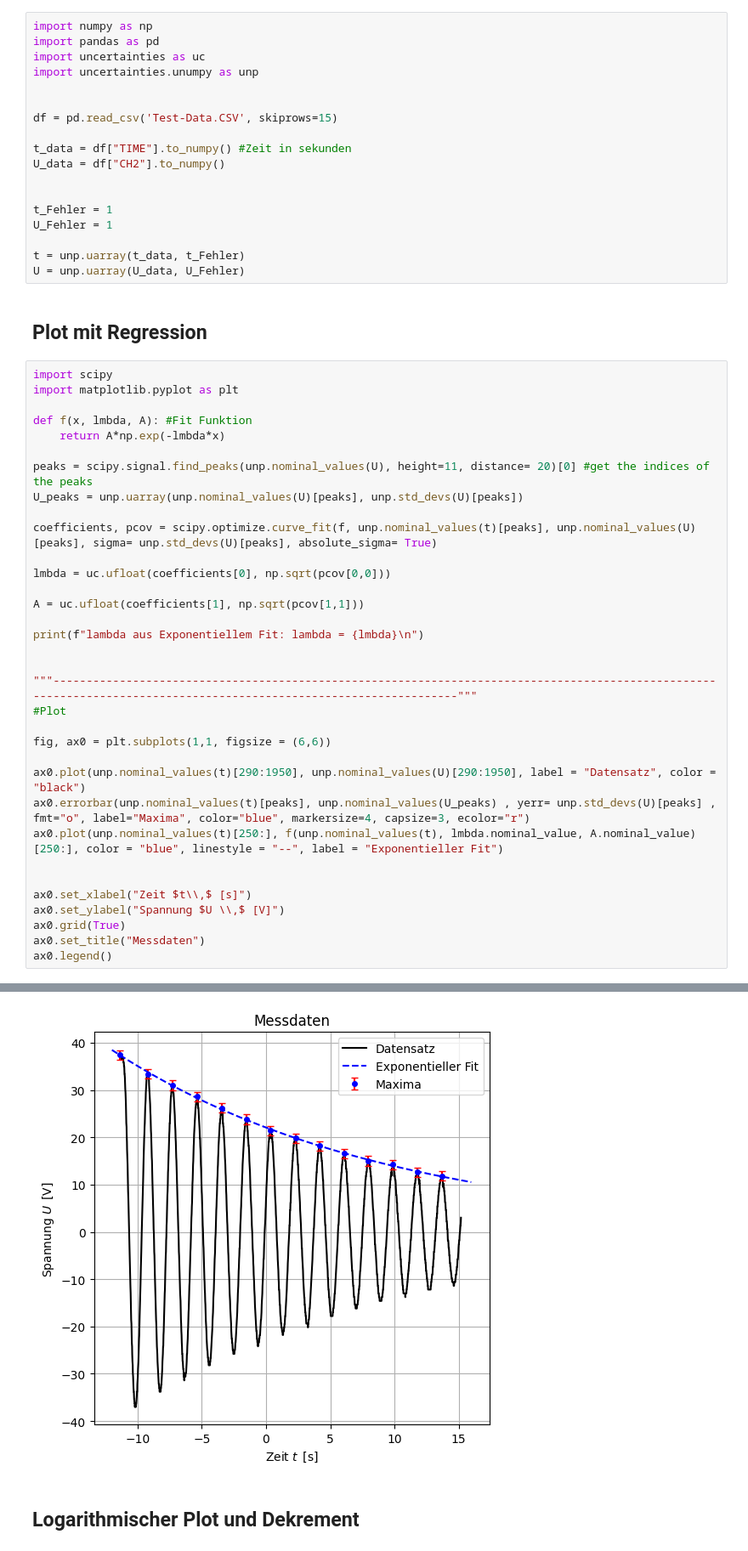
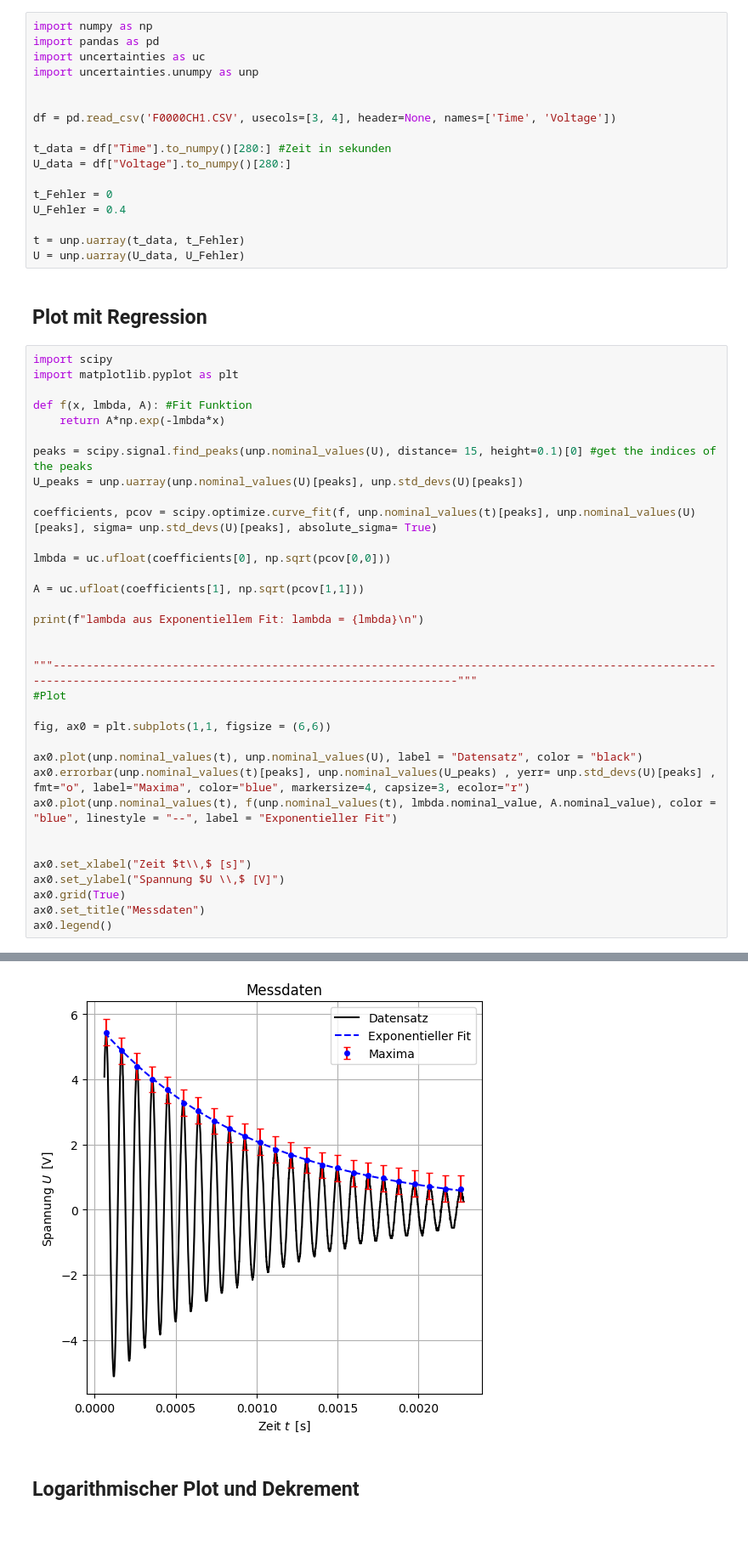
Before and after one commit to Beimi974/Grundpraktikum-Physik, a Jupyter notebook: Ic Versuche/V28 Schwingkreise/Schwingkreise 3.1.ipynb, the cells around one changed output, grey strips where cells are left out. Shown at 85% size. Drawn from its saved outputs; the diff is of its cells as text.

```diff
--- a/Ic Versuche/V28 Schwingkreise/Schwingkreise 3.1.ipynb
+++ b/Ic Versuche/V28 Schwingkreise/Schwingkreise 3.1.ipynb
@@ -7,14 +7,13 @@ import uncertainties as uc
 import uncertainties.unumpy as unp
 
 
-df = pd.read_csv('Test-Data.CSV', skiprows=15)
+df = pd.read_csv('F0000CH1.CSV', usecols=[3, 4], header=None, names=['Time', 'Voltage'])
 
-t_data = df["TIME"].to_numpy() #Zeit in sekunden
-U_data = df["CH2"].to_numpy()
+t_data = df["Time"].to_numpy()[280:] #Zeit in sekunden
+U_data = df["Voltage"].to_numpy()[280:]
 
-
-t_Fehler = 1
-U_Fehler = 1
+t_Fehler = 0
+U_Fehler = 0.4
 
 t = unp.uarray(t_data, t_Fehler)
 U = unp.uarray(U_data, U_Fehler)
@@ -27,7 +26,7 @@ import matplotlib.pyplot as plt
 def f(x, lmbda, A): #Fit Funktion
     return A*np.exp(-lmbda*x)
 
-peaks = scipy.signal.find_peaks(unp.nominal_values(U), height=11, distance= 20)[0] #get the indices of the peaks
+peaks = scipy.signal.find_peaks(unp.nominal_values(U), distance= 15, height=0.1)[0] #get the indices of the peaks
 U_peaks = unp.uarray(unp.nominal_values(U)[peaks], unp.std_devs(U)[peaks])
 
 coefficients, pcov = scipy.optimize.curve_fit(f, unp.nominal_values(t)[peaks], unp.nominal_values(U)[peaks], sigma= unp.std_devs(U)[peaks], absolute_sigma= True)
@@ -44,9 +43,9 @@ print(f"lambda aus Exponentiellem Fit: lambda = {lmbda}\n")
 
 fig, ax0 = plt.subplots(1,1, figsize = (6,6))
 
-ax0.plot(unp.nominal_values(t)[290:1950], unp.nominal_values(U)[290:1950], label = "Datensatz", color = "black")
+ax0.plot(unp.nominal_values(t), unp.nominal_values(U), label = "Datensatz", color = "black")
 ax0.errorbar(unp.nominal_values(t)[peaks], unp.nominal_values(U_peaks) , yerr= unp.std_devs(U)[peaks] , fmt="o", label="Maxima", color="blue", markersize=4, capsize=3, ecolor="r")
-ax0.plot(unp.nominal_values(t)[250:], f(unp.nominal_values(t), lmbda.nominal_value, A.nominal_value)[250:], color = "blue", linestyle = "--", label = "Exponentieller Fit")
+ax0.plot(unp.nominal_values(t), f(unp.nominal_values(t), lmbda.nominal_value, A.nominal_value), color = "blue", linestyle = "--", label = "Exponentieller Fit")
 
 
 ax0.set_xlabel("Zeit $t\\,$ [s]")
@@ -59,5 +58,5 @@ lambda aus Exponentiellem Fit: lambda = 0.0463+/-0.0017
 <matplotlib.legend.Legend at 0x...>
-[figure, old version]
+[figure, new version]
 # %% [markdown]
 ## **Logarithmischer Plot und Dekrement**
 # %%
```
Also changed, not shown: parts of 2 cells of this notebook, 2 other files.
